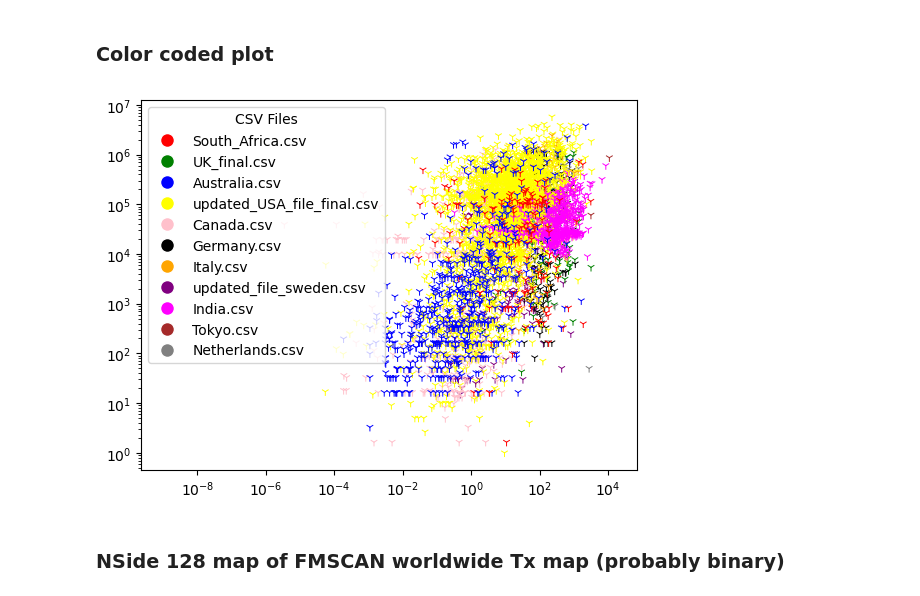
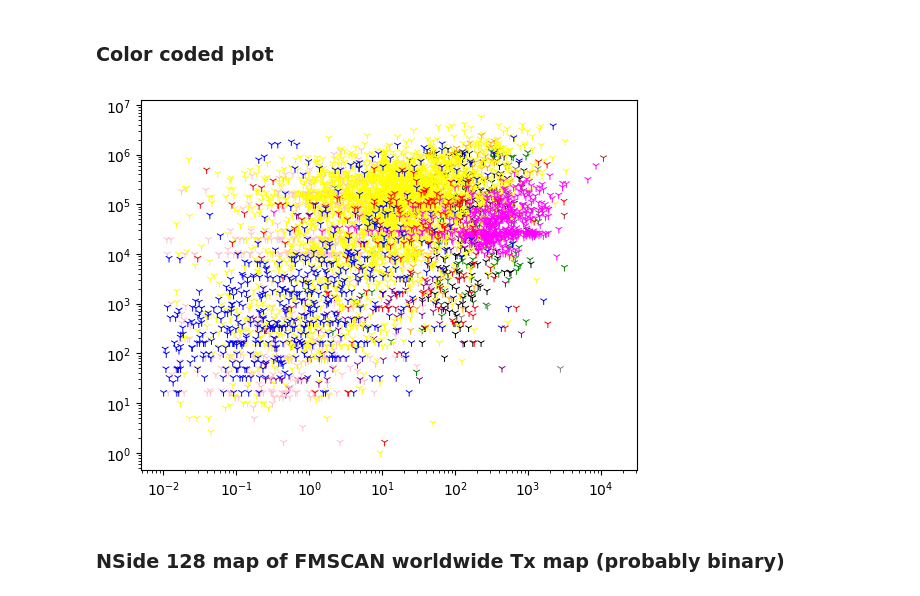
Before and after one commit to Bharatcs/rfi, a Jupyter notebook: Project/Stat_model_STARFIRE.ipynb, the cells around one changed output. Saved outputs shown, nothing was run; the diff lists cells and outputs as text; code cells hidden in the pictures.

```diff
--- a/Project/Stat_model_STARFIRE.ipynb
+++ b/Project/Stat_model_STARFIRE.ipynb
@@ -137,32 +138,32 @@ color = []
 # List of colors and CSV file names
 colors = ["red", "green", "blue", "yellow", "pink", "black", "orange", "purple", "magenta", "brown", "gray", "cyan", "magenta"]
 csv_file_names = [file_path.split('/')[-1] for file_path in file_paths]
 
 for file_path in file_paths:
     df = pd.read_csv(file_path)
     lon = df['Longitude in degrees'].to_numpy()
     lat = df['Latitude in degrees'].to_numpy()
     selected_indices = hp.ang2pix(128, lon, lat, lonlat=True)
     selected_indices_list.append(selected_indices)
 
 # Loop through the pixels in x_
 for pix, _ in enumerate(x_):
     for i, selected_indices in enumerate(selected_indices_list):
         if pix in selected_indices:
             color.append(colors[i])
             break
     else:
         color.append('w')
 
 # Create the scatter plot
 plt.scatter(x_, Tx_pow_128, marker='1', linewidths=0.7, c=color)
 plt.xscale('log')
 plt.yscale('log')
 
 # Create a legend with color and CSV file name mapping
 legend_elements = [plt.Line2D([0], [0], marker='o', color='w', label=csv_file_names[i], markerfacecolor=colors[i], markersize=10) for i in range(len(csv_file_names))]
-plt.legend(handles=legend_elements, title="CSV Files")
+# plt.legend(handles=legend_elements, title="CSV Files")
 
 plt.show()
 # %% [output]
-[figure, old version]
+[figure, new version]
```
Also changed, not shown: parts of 13 cells of this notebook, 2 other files.
